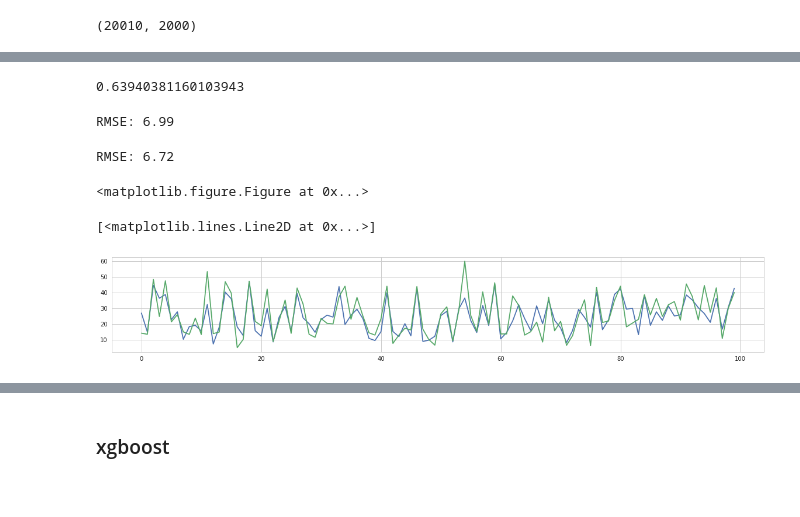
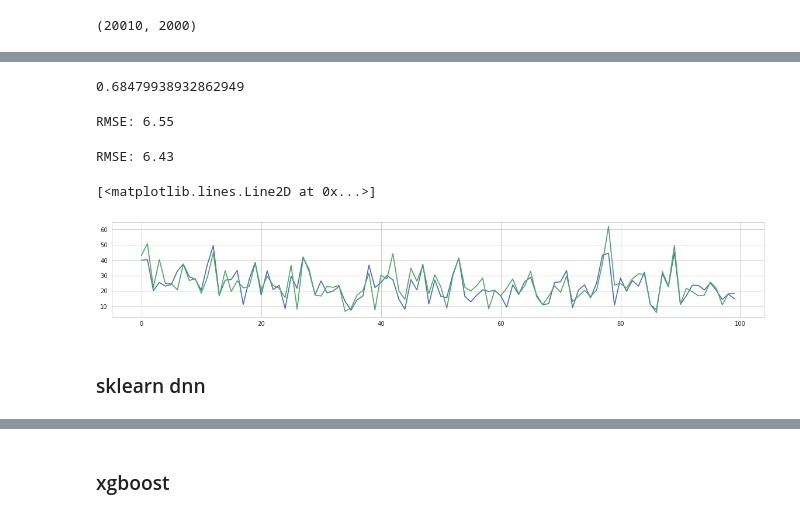
Before and after one commit to junwoopark92/2018-Posco-AI-Challenge, a Jupyter notebook: pred_restaurant_customer/add_date_feature.ipynb, the cells around one changed output, grey strips where cells are left out. Cells and saved outputs as stored; diff of their text form; code cells hidden in the pictures.

```diff
--- a/pred_restaurant_customer/add_date_feature.ipynb
+++ b/pred_restaurant_customer/add_date_feature.ipynb
@@ -100,12 +100,16 @@ train_df['month'] = train_df['일자'].apply(lambda x:int(str(x)[4:6]))
 train_df['day'] = train_df['일자'].apply(lambda x:int(str(x)[6:]))
 train_df['week'] = train_df['일자'].apply(date2week)
 train_df['week'] = train_df['week'] + 1
+train_df['year'] = train_df['일자'].apply(lambda x:int(str(x)[:4]))
 # %%
 train_df['day_coord'] = train_df['day'].apply(date2coord, args=(sin_day, cos_day,))
 train_df['month_coord'] = train_df['month'].apply(date2coord, args=(sin_month, cos_month))
 train_df['week_coord'] = train_df['week'].apply(date2coord, args=(sin_week, cos_week,))
 # %%
 x_list = []
+# %%
+X_arr = pd.get_dummies(train_df['year']).values
+x_list.append(X_arr)
 # %%
 X_arr = np.array(train_df['day_coord'].apply(lambda x:np.array(x)).tolist())
 x_list.append(X_arr)
@@ -191,24 +200,23 @@ X_train, X_test, y_train, y_test = train_test_split(X, y, test_size=0.2,)
 model.fit(X_train,y_train)
 model.score(X_test,y_test)
 # %% [output]
-0.63940381160103943
+0.68479938932862949
 # %%
 print("RMSE: %.2f"% math.sqrt(np.mean(( model.predict(X_test) - y_test) ** 2)))
 # %% [output]
-RMSE: 6.99
+RMSE: 6.55
 # %%
 print("RMSE: %.2f"% math.sqrt(np.mean(( model.predict(X_train) - y_train) ** 2)))
 # %% [output]
-RMSE: 6.72
+RMSE: 6.43
 # %%
 pred = model.predict(X_test)
-# %%
-fig = plt.figure(figsize=(18, 3))
-# %% [output]
-<matplotlib.figure.Figure at 0x...>
 # %%
-plt.plot(pred[100:200])
-plt.plot(y_test[100:200])
+index = 1400
+plt.plot(pred[index:index+100])
+plt.plot(y_test[index:index+100])
 # %% [output]
 [<matplotlib.lines.Line2D at 0x...>]
-[figure, old version]
+[figure, new version]
+# %% [markdown]
+### sklearn dnn
```
Also changed, not shown: parts of 24 cells of this notebook, 4 other files.
